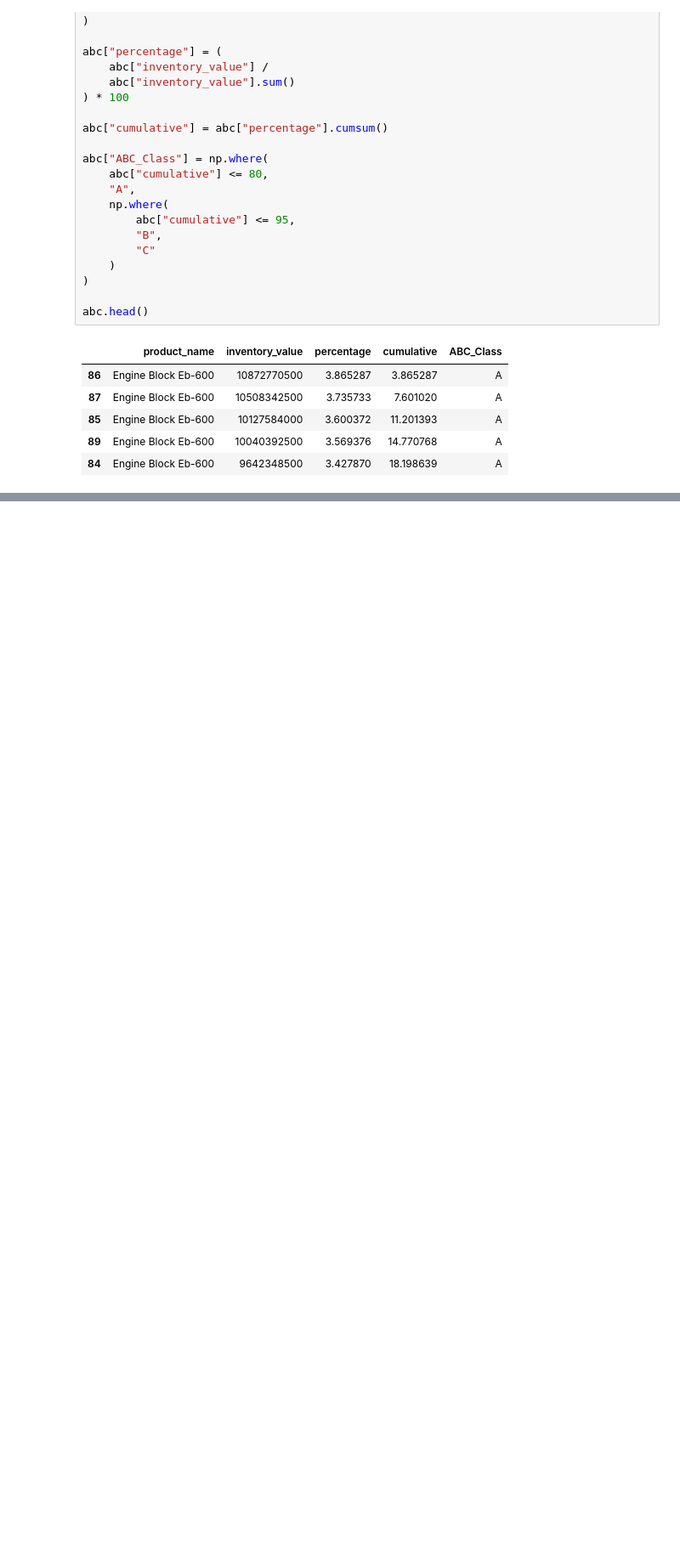
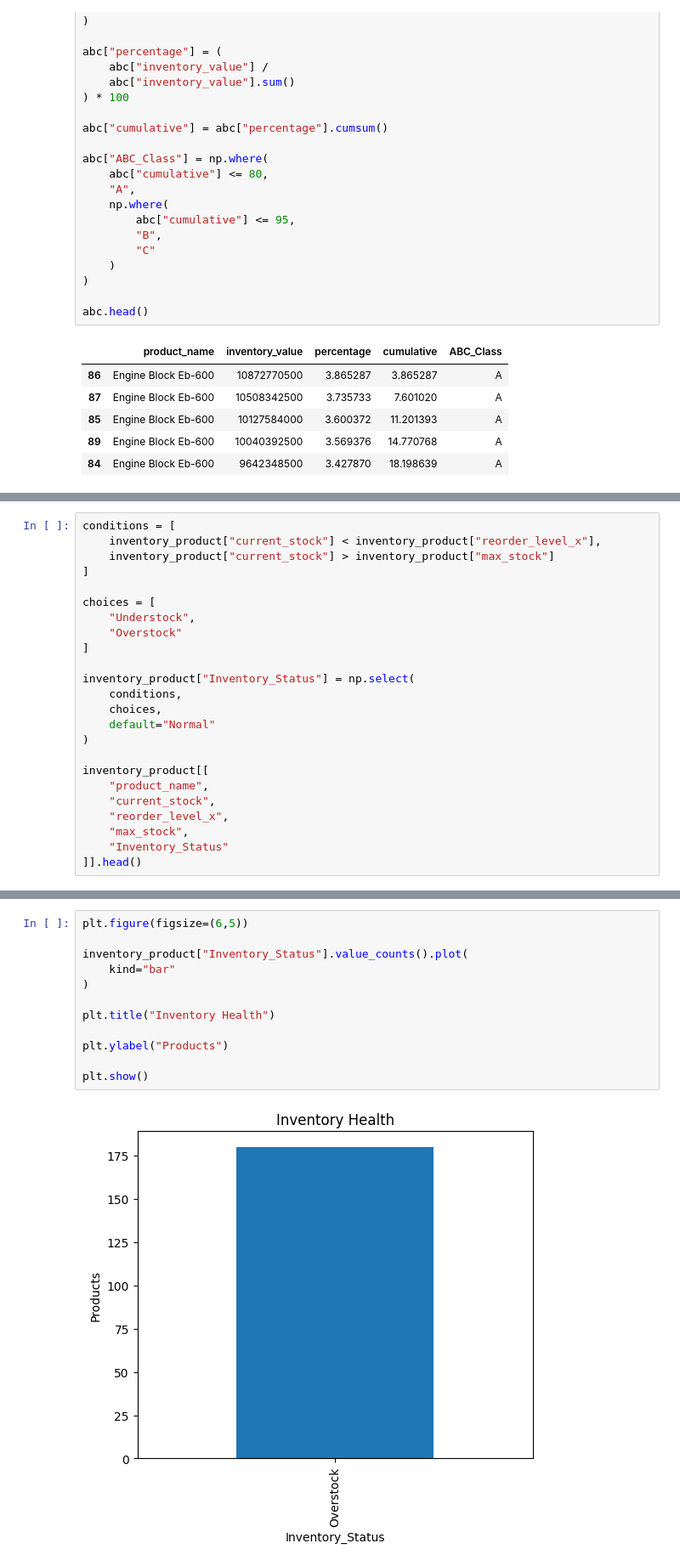
Before and after one commit to Riya-1923/Heavy-Supplier-Warehouse-Analytics, a Jupyter notebook: notebooks/Week3_Product_Inventory_Analysis.ipynb, the cells around one changed output, grey strips where cells are left out. Shown at 85% size. Saved outputs shown, nothing was run; the diff lists cells and outputs as text; blank space fills up the shorter version.

```diff
--- a/notebooks/Week3_Product_Inventory_Analysis.ipynb
+++ b/notebooks/Week3_Product_Inventory_Analysis.ipynb
@@ -407,0 +433,24 @@ abc.head()
+# %%
+conditions = [
+    inventory_product["current_stock"] < inventory_product["reorder_level_x"],
+    inventory_product["current_stock"] > inventory_product["max_stock"]
+]
+
+choices = [
+    "Understock",
+    "Overstock"
+]
+
+inventory_product["Inventory_Status"] = np.select(
+    conditions,
+    choices,
+    default="Normal"
+)
+
+inventory_product[[
+    "product_name",
+    "current_stock",
+    "reorder_level_x",
+    "max_stock",
+    "Inventory_Status"
+]].head()
@@ -407,0 +474,14 @@ abc.head()
+# %%
+plt.figure(figsize=(6,5))
+
+inventory_product["Inventory_Status"].value_counts().plot(
+    kind="bar"
+)
+
+plt.title("Inventory Health")
+
+plt.ylabel("Products")
+
+plt.show()
+# %% [output]
+[figure, added]
```
Also changed, not shown: parts of 19 cells of this notebook.
